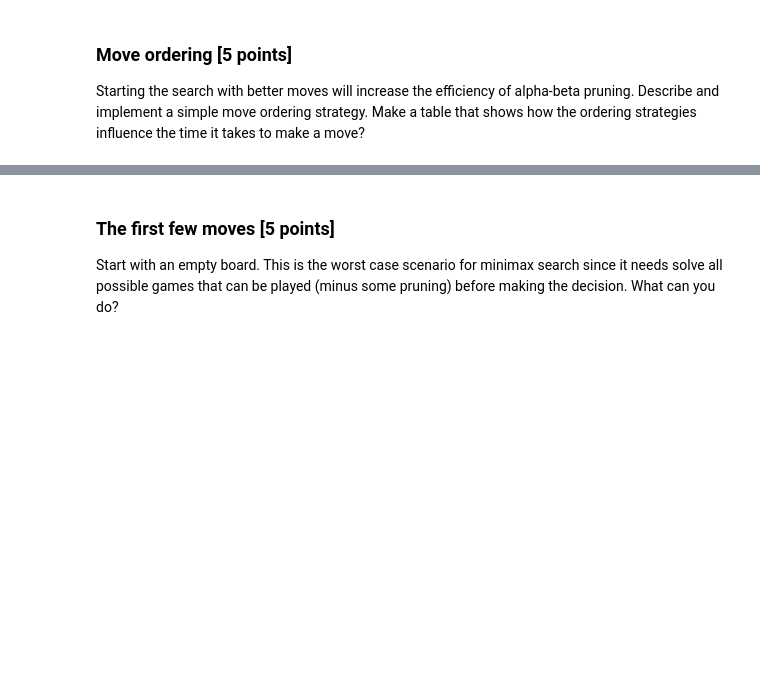
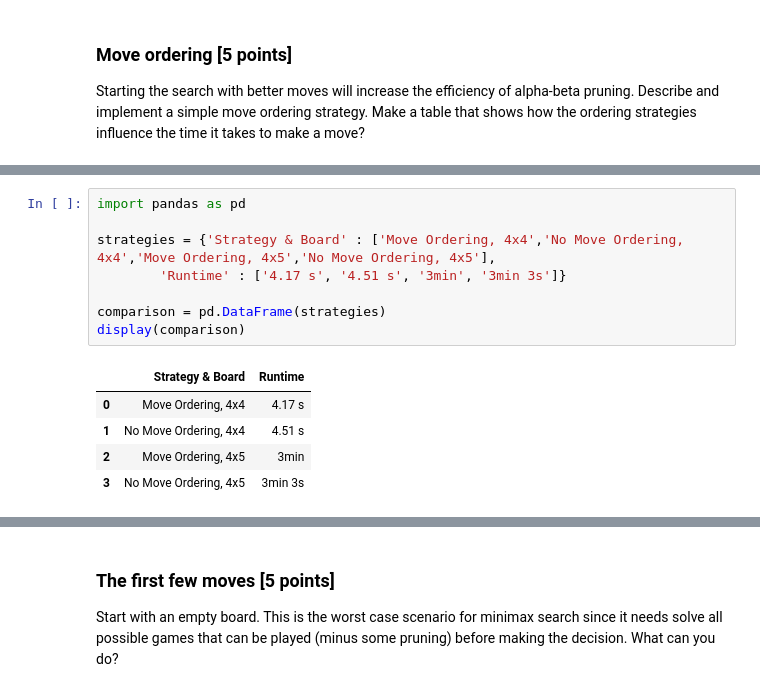
Before and after one commit to dimitrilavin88/CS7320-AI, a Jupyter notebook: Games/assignment_connect4.ipynb, the cells around one changed output, grey strips where cells are left out. Cells and saved outputs as stored; diff of their text form; blank space fills up the shorter version.

```diff
--- a/Games/assignment_connect4.ipynb
+++ b/Games/assignment_connect4.ipynb
@@ -231,0 +495,14 @@ Starting the search with better moves will increase the efficiency of alpha-beta
+# %%
+import pandas as pd
+
+strategies = {'Strategy & Board' : ['Move Ordering, 4x4','No Move Ordering, 4x4','Move Ordering, 4x5','No Move Ordering, 4x5'],
+        'Runtime' : ['4.17 s', '4.51 s', '3min', '3min 3s']}
+
+comparison = pd.DataFrame(strategies)
+display(comparison)
+# %% [output]
+|  | Strategy & Board | Runtime |
+| 0 | Move Ordering, 4x4 | 4.17 s |
+| 1 | No Move Ordering, 4x4 | 4.51 s |
+| 2 | Move Ordering, 4x5 | 3min |
+| 3 | No Move Ordering, 4x5 | 3min 3s |
```
Also changed, not shown: parts of 46 cells of this notebook, 1 other file.
